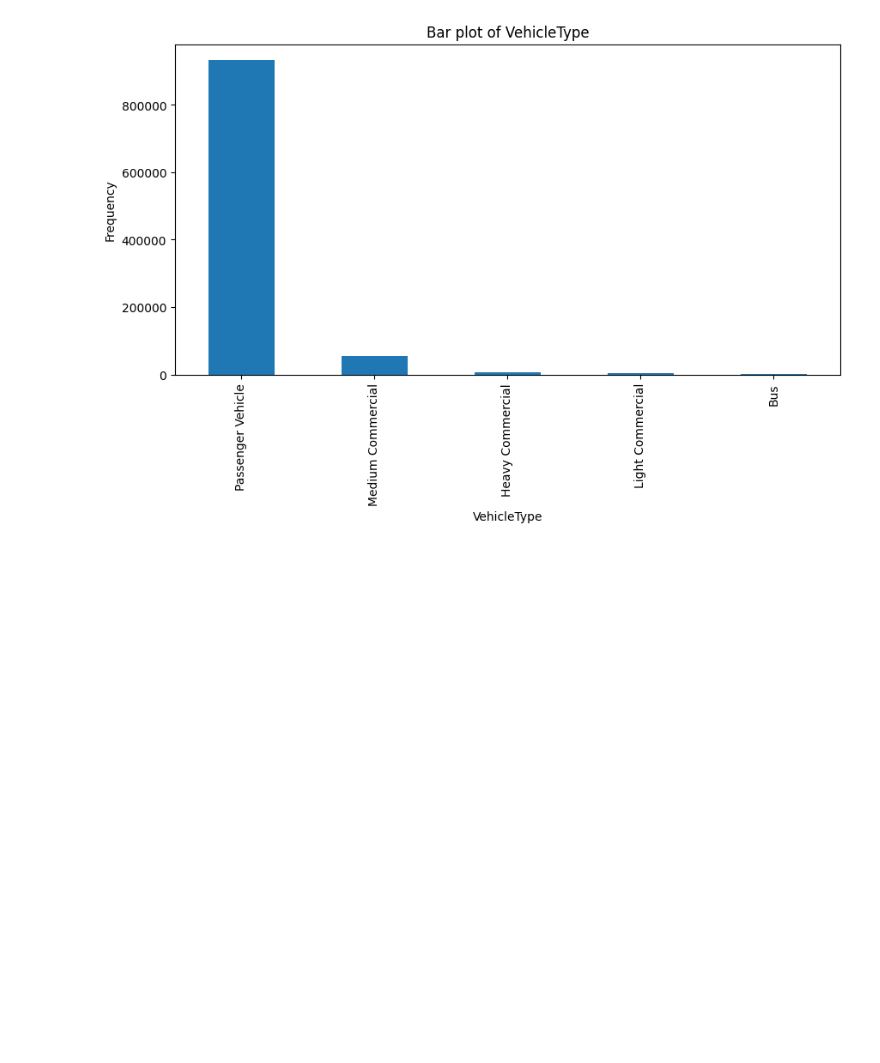
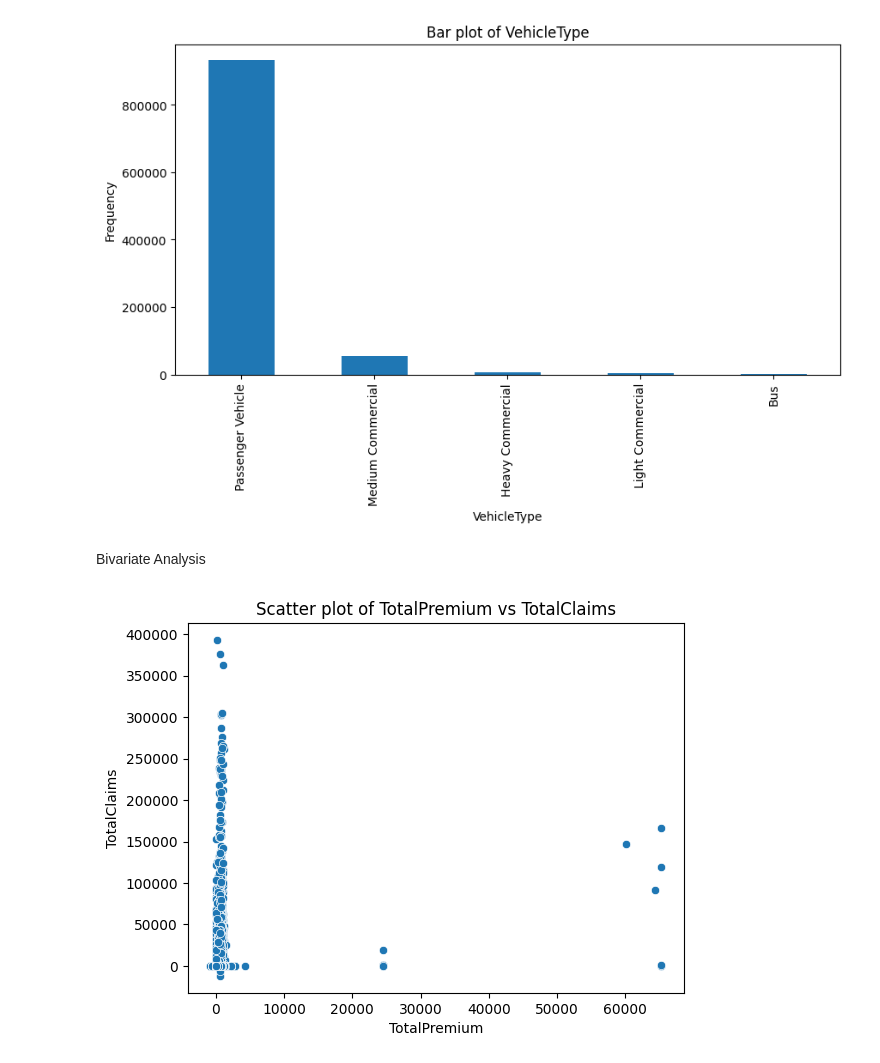
Before and after one commit to YonatanMoges/insurance-data-analysis, a Jupyter notebook: notebook/eda.ipynb, the cells around one changed output. Saved outputs shown, nothing was run; the diff lists cells and outputs as text; code cells hidden in the pictures; blank space fills up the shorter version.

Commit message:
Bivariate Analysis

```diff
--- a/notebook/eda.ipynb
+++ b/notebook/eda.ipynb
@@ -122,3 +122,10 @@ eda.plot_categorical_bar(df, categorical_columns)
 [figure]
 [figure]
 [figure]
+# %% [markdown]
+Bivariate Analysis
+# %%
+# Scatter plot of TotalPremium vs TotalClaims
+eda.plot_scatter(df, 'TotalPremium', 'TotalClaims')
+# %% [output]
+[figure, added]
```
Also changed, not shown: parts of 1 cell of this notebook, 1 other file.
